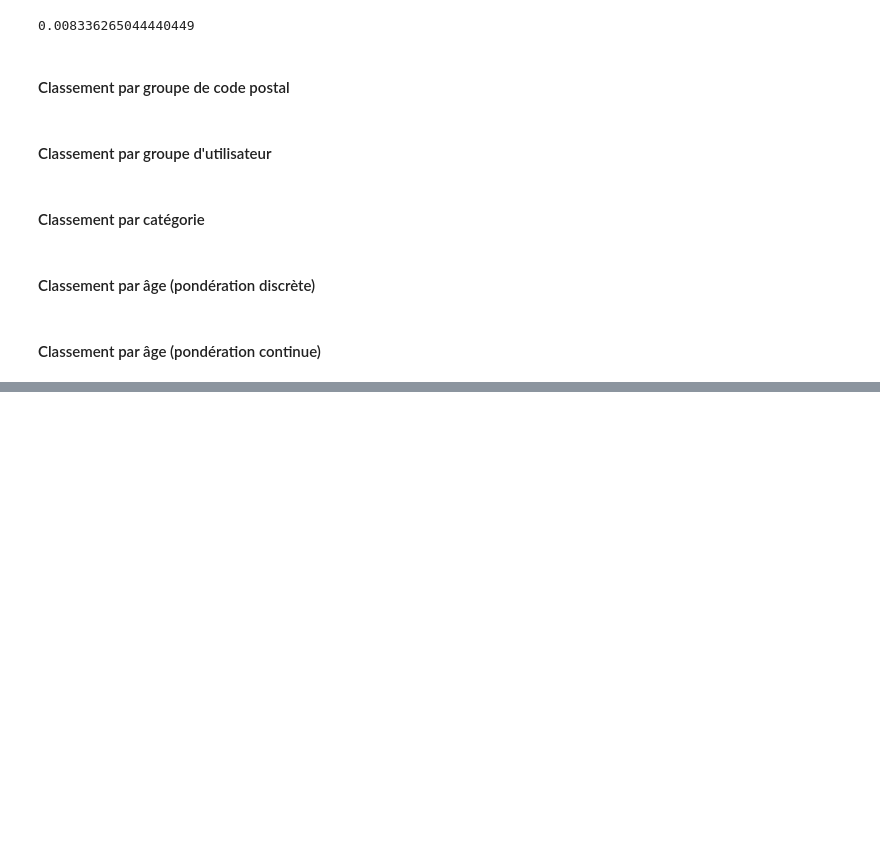
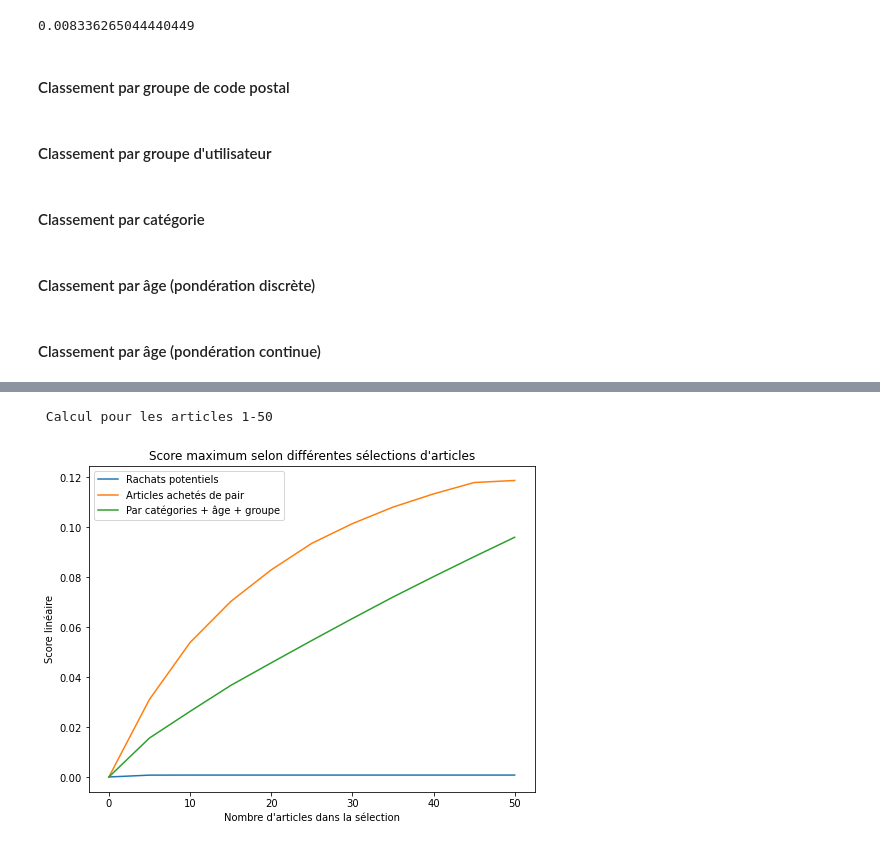
Before and after one commit to treb93/pyhm, a Jupyter notebook: articles_shortlist.ipynb, the cells around one changed output, grey strips where cells are left out. Saved outputs shown, nothing was run; the diff lists cells and outputs as text; code cells hidden in the pictures; blank space fills up the shorter version.

```diff
--- a/articles_shortlist.ipynb
+++ b/articles_shortlist.ipynb
@@ -363,0 +456,4 @@ plt.show()
+# %%
+already_purchased_list[already_purchased_list['list'].isna()] = already_purchased_list[already_purchased_list['list'].isna()].fillna('').apply(list)
+# %%
+repurchase_curve = max_score_curve(validation_purchases['purchase_list'], already_purchased_list['list'])
@@ -363,0 +465,5 @@ plt.show()
+# %%
+pairs_list = pd.read_pickle("pickles/articles_pairs_list.pkl")
+
+pairs_list = validation_purchases[['customer_id']].merge(pairs_list, on = 'customer_id', how = 'left')
+pairs_list[pairs_list['list'].isna()] = pairs_list[pairs_list['list'].isna()].fillna('').apply(list)
@@ -363,0 +486,24 @@ plt.show()
+# %%
+pairs_curve = max_score_curve(validation_purchases['purchase_list'], pairs_list['list'])
+# %% [output]
+ Calcul pour les articles 1-50
+# %%
+import matplotlib.pyplot as plt
+%matplotlib inline
+
+x = np.arange(0, 51, 5)
+
+plt.figure(figsize = (8, 6))
+#plt.plot(x, best_articles_curve, label = "Ventes générales")
+plt.plot(x, repurchase_curve, label = "Rachats potentiels")
+plt.plot(x, pairs_curve, label = "Articles achetés de pair")
+plt.plot(x, cross_curve, label = "Par catégories + âge + groupe")
+
+plt.xlabel("Nombre d'articles dans la sélection")
+plt.ylabel("Score linéaire")
+plt.title("Score maximum selon différentes sélections d'articles")
+plt.legend()
+
+plt.show()
+# %% [output]
+[figure, added]
```
Also changed, not shown: parts of 40 cells of this notebook, 4 other files.
